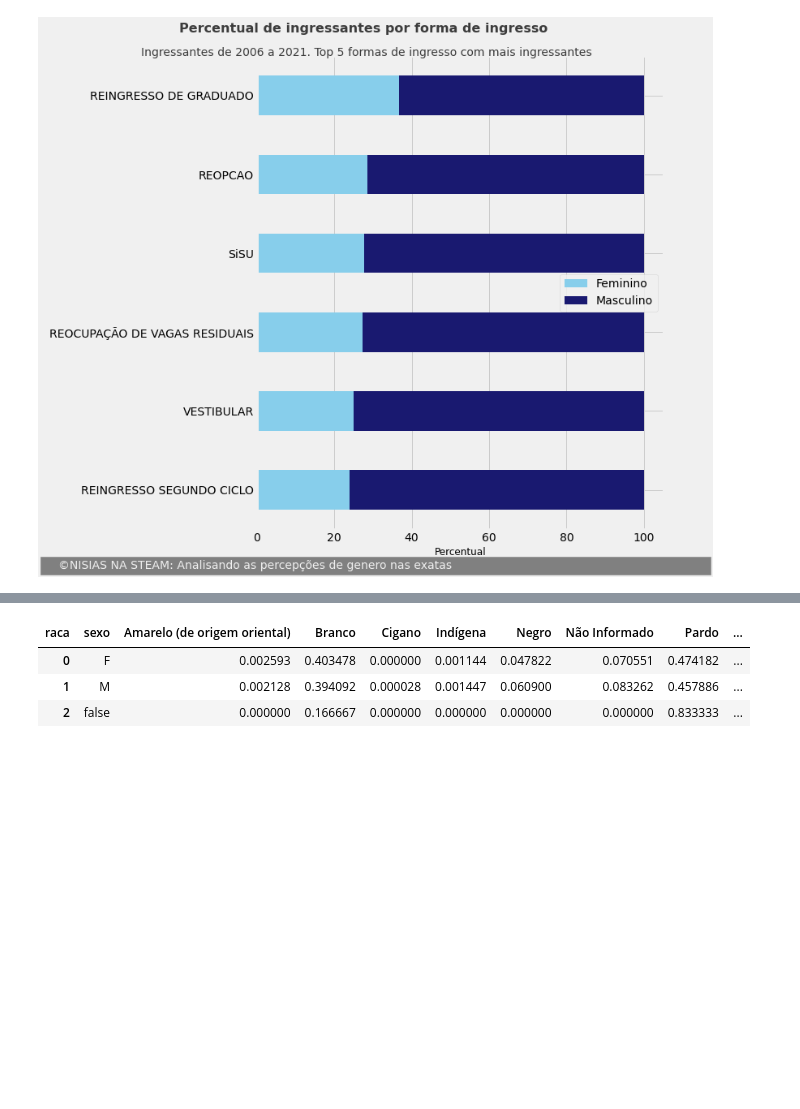
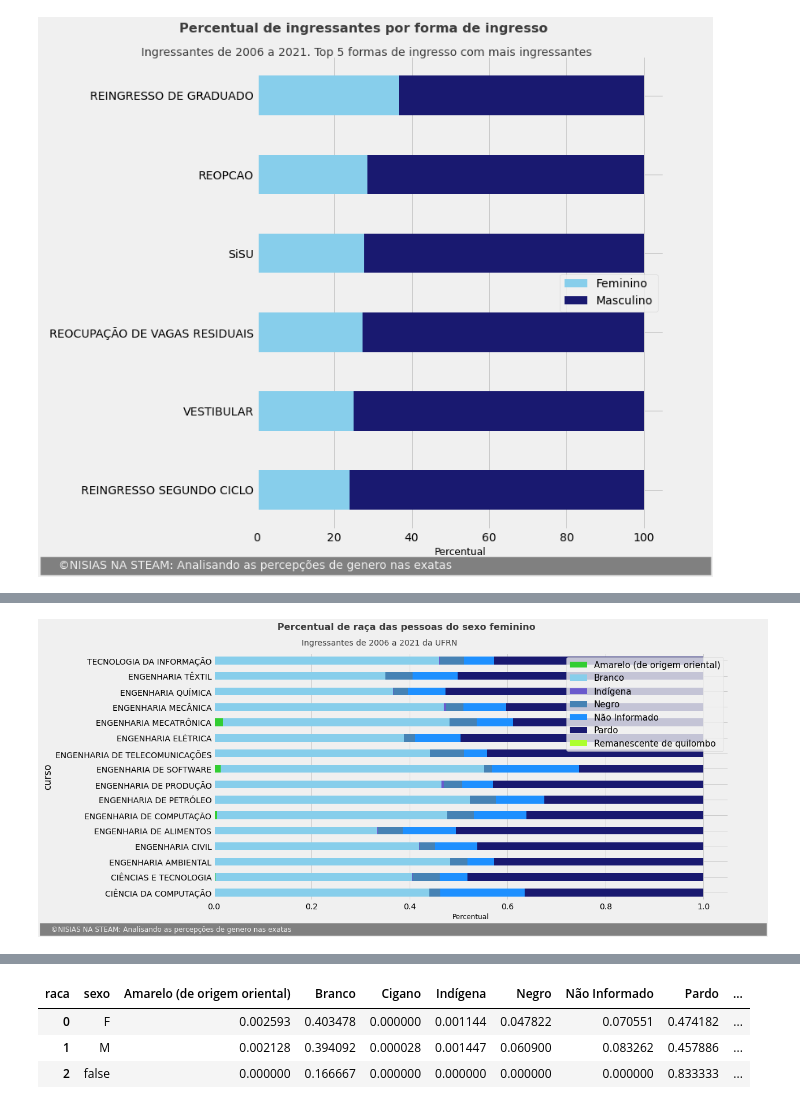
Before and after one commit to marianaccq/analises-discentes-ufrn, a Jupyter notebook: TCC-Mariana.ipynb, the cells around one changed output, grey strips where cells are left out. Saved outputs shown, nothing was run; the diff lists cells and outputs as text; code cells hidden in the pictures; blank space fills up the shorter version.

```diff
--- a/TCC-Mariana.ipynb
+++ b/TCC-Mariana.ipynb
@@ -231,3 +263,6 @@ df_curso_forma_ingresso_sisu[df_curso_forma_ingresso_sisu.curso=='ENGENHARIA DE
 # %%
 # filtrando raça diferente de null
 df_raca_discentes = df_infos_discentes[~df_infos_discentes.raca.isna()]
+# %%
+df_raca_discentes_f = df_raca_discentes[df_raca_discentes.sexo=='F']
+df_raca_discentes_M = df_raca_discentes[df_raca_discentes.sexo=='M']
@@ -233,0 +290,21 @@ df_raca_discentes = df_infos_discentes[~df_infos_discentes.raca.isna()]
+# %%
+style.use('fivethirtyeight')
+raca =pd.crosstab(df_raca_discentes_f['curso'], df_raca_discentes_f['raca'], normalize='index').reset_index().set_index('curso')
+raca.plot(
+    kind='barh', stacked=True, color=['#32CD32', '#87CEEB',
+                                     '#6A5ACD','#4682B4', '#1E90FF', '#191970','#ADFF2F'], figsize=(18, 8))
+plt.legend(raca.columns, loc='upper right', prop={'size': 15})
+plt.text(x = 0.13, y = 17,
+    s = "Percentual de raça das pessoas do sexo feminino",
+               fontsize = 16, weight = 'bold', alpha = .75)
+plt.text(x = 0.18, y = 16,
+    s = '''Ingressantes de 2006 a 2021 da UFRN''',
+               fontsize = 14, alpha = .75)
+plt.text(x = -0.35, y = -2.5,
+    s = '    ©NISIAS NA STEAM: Analisando as percepções de genero nas exatas                                                                                                                                                                                                                   ',
+         fontsize = 12, color = '#f0f0f0', backgroundcolor = 'grey')
+plt.xlabel('Percentual',  fontsize=12)
+plt.tight_layout()
+plt.savefig('imagens/raca-f', format='png')
+# %% [output]
+[figure, added]
```
Also changed, not shown: parts of 38 cells of this notebook, 13 other files.
